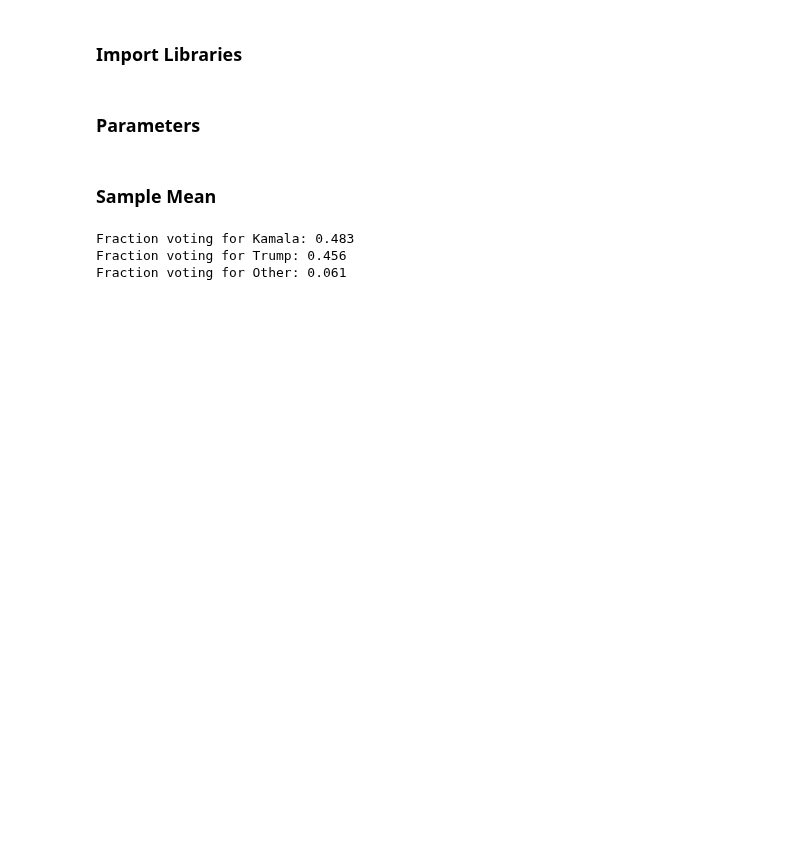
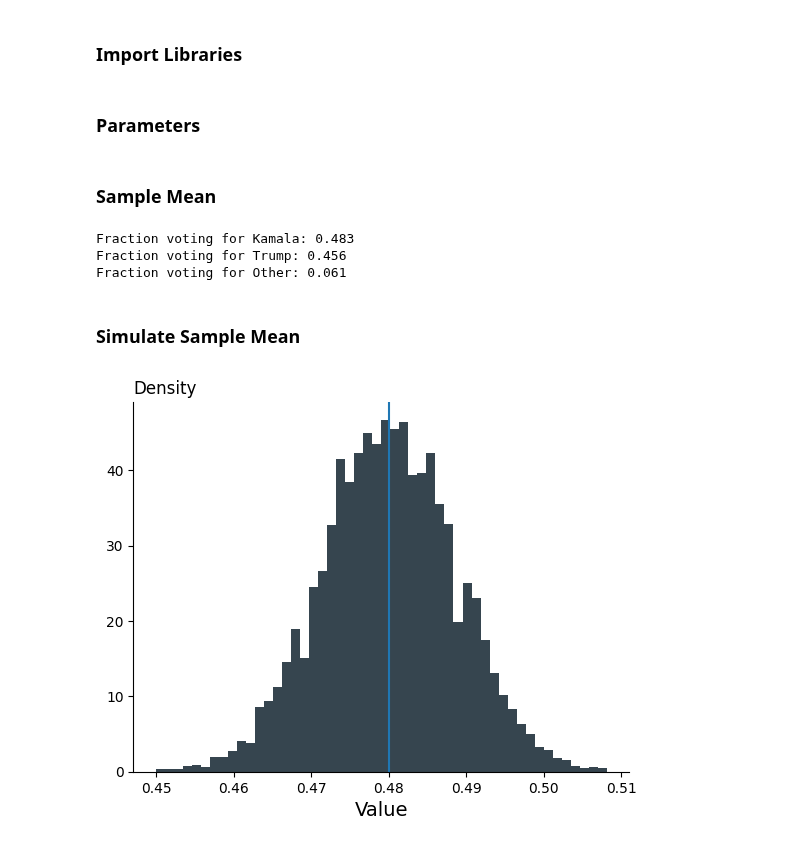
Before and after one commit to pharringtonp19/business-analytics, a Jupyter notebook: notebooks/si_zero.ipynb, the cells around one changed output. Saved outputs shown, nothing was run; the diff lists cells and outputs as text; code cells hidden in the pictures; blank space fills up the shorter version.

```diff
--- a/notebooks/si_zero.ipynb
+++ b/notebooks/si_zero.ipynb
@@ -26,5 +26,22 @@ print(f"Fraction voting for Other: {sample_mean(3385, 2, jax.random.PRNGKey(0)):
 Fraction voting for Kamala: 0.483
 Fraction voting for Trump: 0.456
 Fraction voting for Other: 0.061
+# %% [markdown]
+### **Simulate Sample Mean**
+# %%
+f = partial(sample_mean, 3385, 0)
+keys = jax.random.split(jax.random.PRNGKey(0), 10000)
+results = jax.vmap(f)(keys)
+# %%
+plt.hist(results, bins=50, density=True, color="#36454F")
+plt.axvline(jnp.mean(results))
+plt.title('Density', loc='left')
+plt.xlabel("Value", size=14)
+ax = plt.gca()
+ax.spines['right'].set_visible(False)
+ax.spines['top'].set_visible(False)
+plt.show()
+# %% [output]
+[figure, added]
 # %%
 def normalized_sample_mean(n, candidate, key):
```
Also changed, not shown: parts of 5 cells of this notebook.
